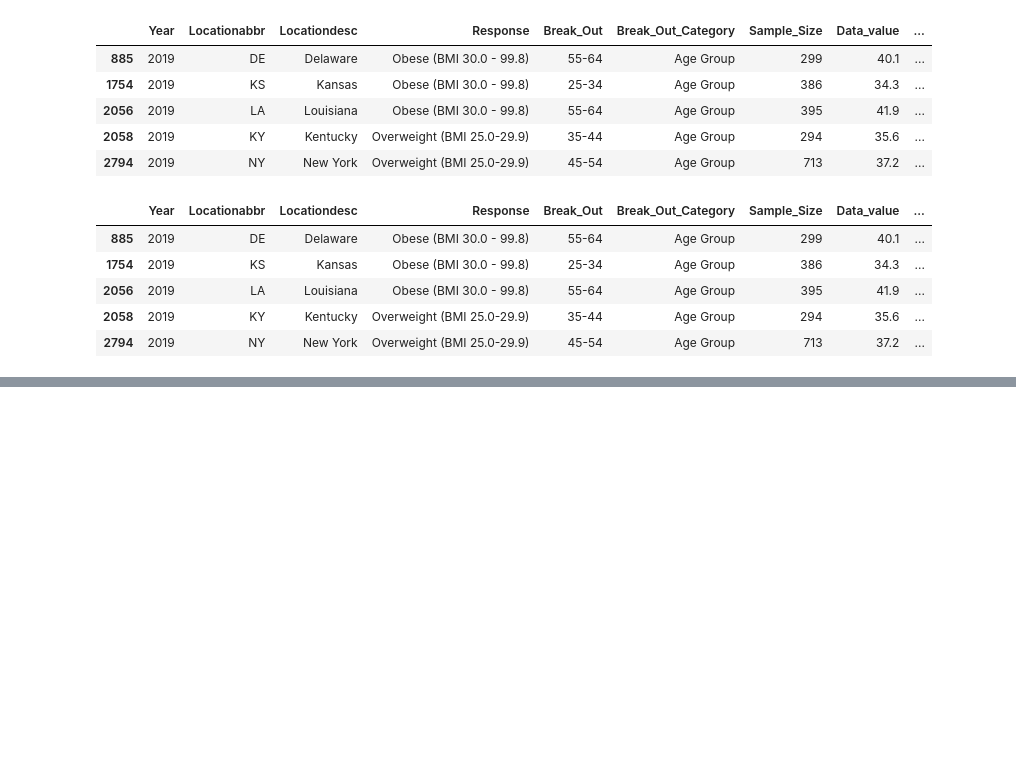
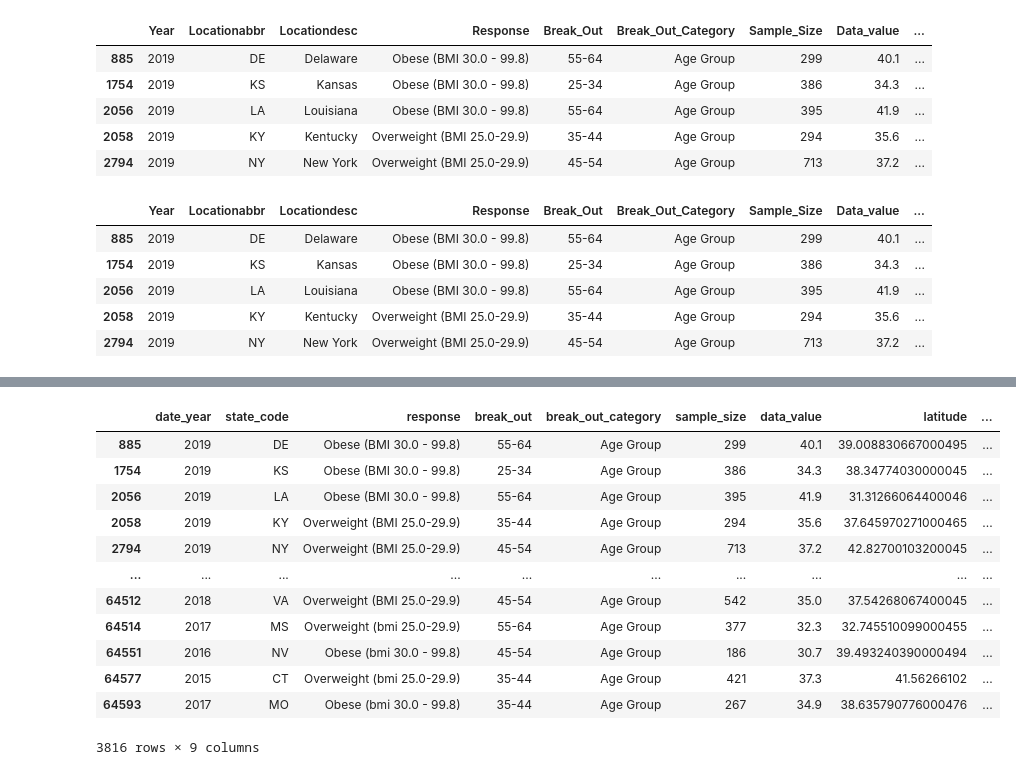
Before and after one commit to RyanLJames1997/Project3_Group6, a Jupyter notebook: brfss_data_clean.ipynb, the cells around one changed output, grey strips where cells are left out. Saved outputs shown, nothing was run; the diff lists cells and outputs as text; code cells hidden in the pictures; blank space fills up the shorter version.

```diff
--- a/brfss_data_clean.ipynb
+++ b/brfss_data_clean.ipynb
@@ -185,3 +224,20 @@ cleaned_columns_df
+# %%
+cleaned_columns_df.drop(['state_name'], axis=1, inplace=True)
+cleaned_columns_df
+# %% [output]
+|  | date_year | state_code | response | break_out | break_out_category | sample_size | data_value | latitude | ... |
+| 885 | 2019 | DE | Obese (BMI 30.0 - 99.8) | 55-64 | Age Group | 299 | 40.1 | 39.008830667000495 | ... |
+| 1754 | 2019 | KS | Obese (BMI 30.0 - 99.8) | 25-34 | Age Group | 386 | 34.3 | 38.34774030000045 | ... |
+| 2056 | 2019 | LA | Obese (BMI 30.0 - 99.8) | 55-64 | Age Group | 395 | 41.9 | 31.31266064400046 | ... |
+| 2058 | 2019 | KY | Overweight (BMI 25.0-29.9) | 35-44 | Age Group | 294 | 35.6 | 37.645970271000465 | ... |
+| 2794 | 2019 | NY | Overweight (BMI 25.0-29.9) | 45-54 | Age Group | 713 | 37.2 | 42.82700103200045 | ... |
+| ... | ... | ... | ... | ... | ... | ... | ... | ... | ... |
+| 64512 | 2018 | VA | Overweight (BMI 25.0-29.9) | 45-54 | Age Group | 542 | 35.0 | 37.54268067400045 | ... |
+| 64514 | 2017 | MS | Overweight (bmi 25.0-29.9) | 55-64 | Age Group | 377 | 32.3 | 32.745510099000455 | ... |
+| 64551 | 2016 | NV | Obese (bmi 30.0 - 99.8) | 45-54 | Age Group | 186 | 30.7 | 39.493240390000494 | ... |
+| 64577 | 2015 | CT | Overweight (bmi 25.0-29.9) | 35-44 | Age Group | 421 | 37.3 | 41.56266102 | ... |
+| 64593 | 2017 | MO | Obese (bmi 30.0 - 99.8) | 35-44 | Age Group | 267 | 34.9 | 38.635790776000476 | ... |
+3816 rows × 9 columns
 # %%
 # Export file as a CSV, without the Pandas index, but with the header
 cleaned_columns_df.to_csv("clean_data/BRFSS__Table_of_Overweight_and_Obesity__BMI__20231102_cleaned.csv", index=False, header=True)
```
Also changed, not shown: parts of 4 cells of this notebook, 7 other files.
